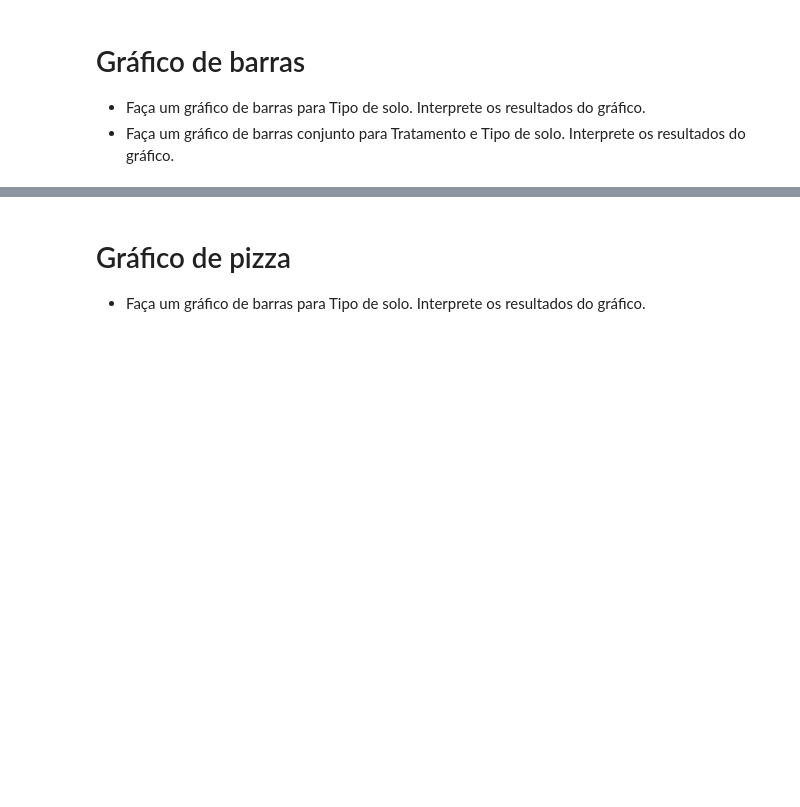
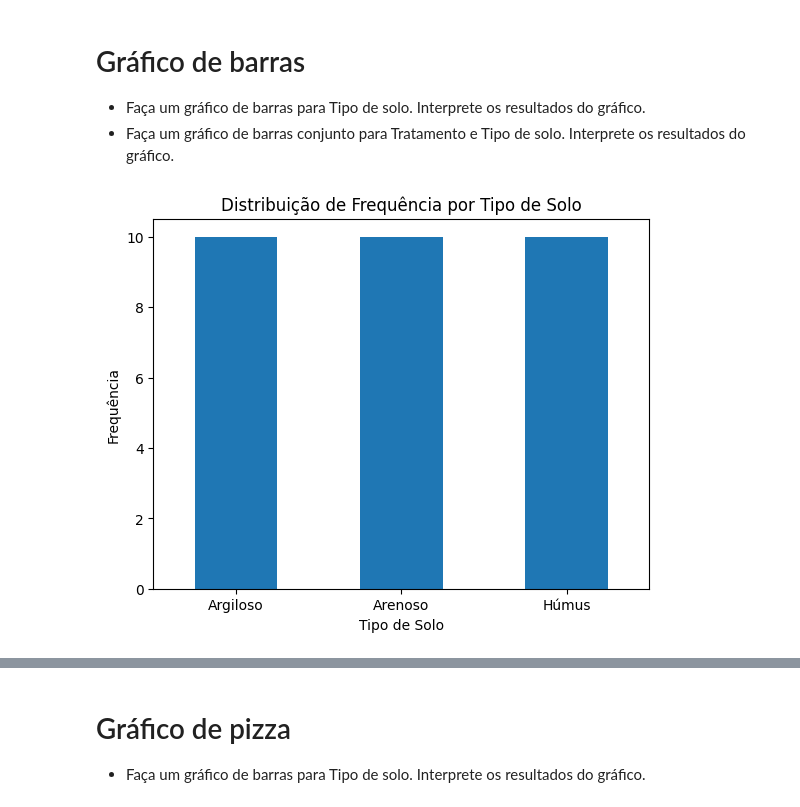
Before and after one commit to clobos/Bioestatistica_ESALQ_Python_2025, a Jupyter notebook: Aula02_Bioestatistica.ipynb, the cells around one changed output, grey strips where cells are left out. Saved outputs shown, nothing was run; the diff lists cells and outputs as text; code cells hidden in the pictures; blank space fills up the shorter version.

```diff
--- a/Aula02_Bioestatistica.ipynb
+++ b/Aula02_Bioestatistica.ipynb
@@ -97,3 +106,13 @@ dtype: int64
 * Faça um gráfico de barras para Tipo de solo. Interprete os
 resultados do gráfico.
 * Faça um gráfico de barras conjunto para Tratamento e Tipo de solo. Interprete os resultados do gráfico.
+# %%
+# Gráfico de barras para Tipo de solo
+frequencia_tipo_solo.plot(kind='bar')
+plt.xlabel('Tipo de Solo')
+plt.ylabel('Frequência')
+plt.title('Distribuição de Frequência por Tipo de Solo')
+plt.xticks(rotation=0)
+plt.show()
+# %% [output]
+[figure, added]
```
Also changed, not shown: parts of 20 cells of this notebook.
